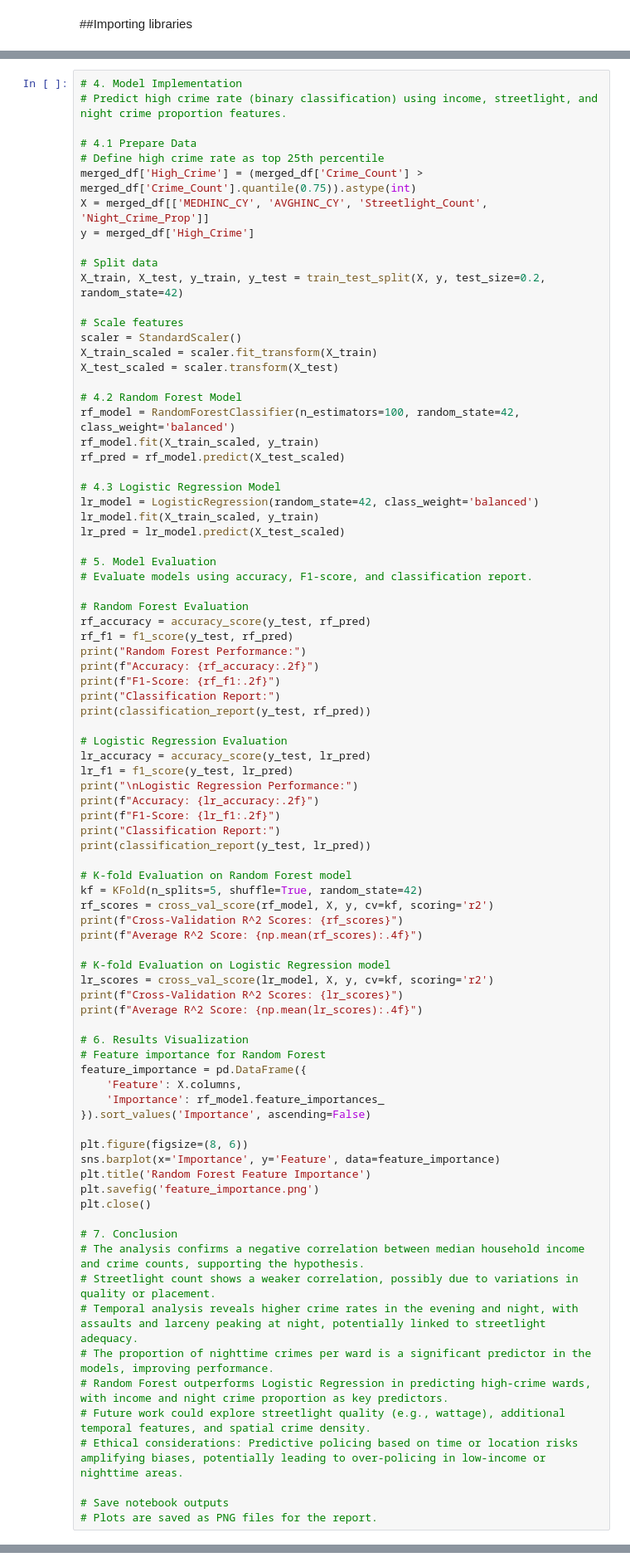
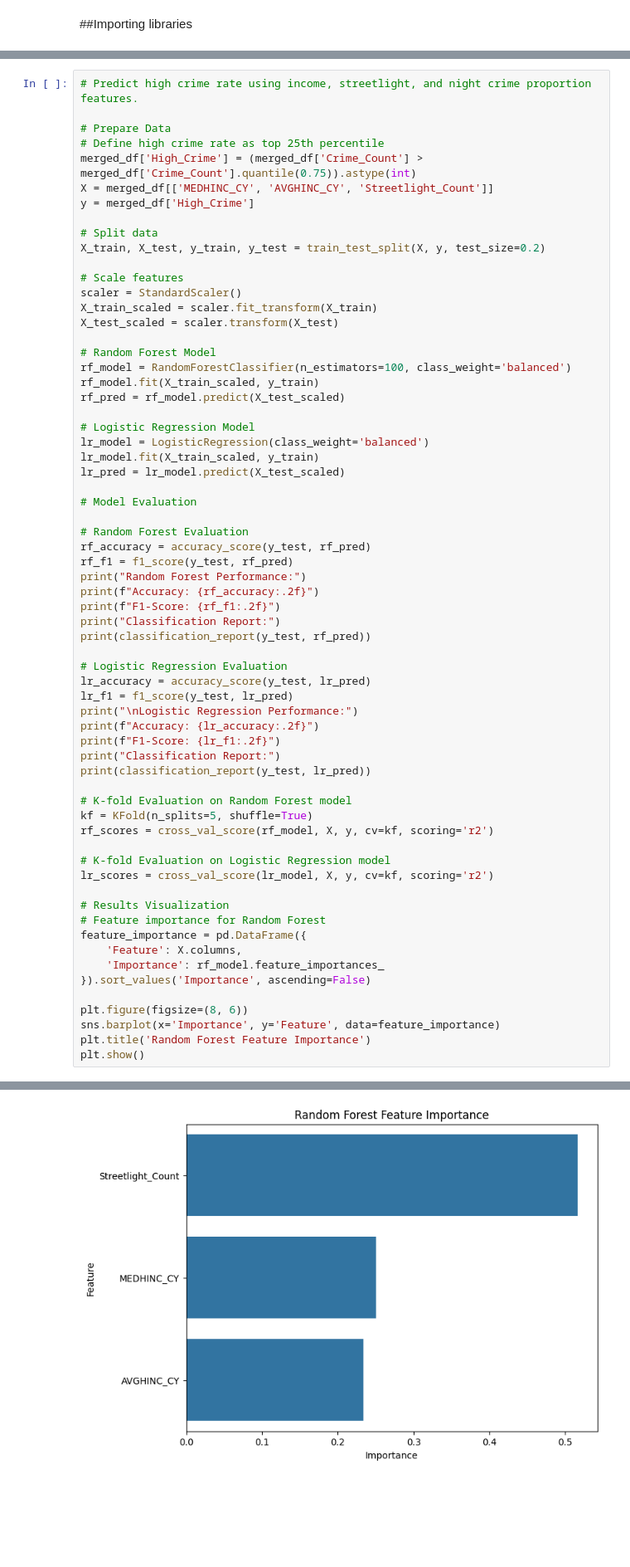
Before and after one commit to nathantebbs/tucson-crime-analysis, a Jupyter notebook: CSC_380_Final_Project.ipynb, the cells around one changed output, grey strips where cells are left out. Shown at 83% size. Saved outputs shown, nothing was run; the diff lists cells and outputs as text; blank space fills up the shorter version.

Commit message:
New and improved notebook (final edition?)

```diff
--- a/CSC_380_Final_Project.ipynb
+++ b/CSC_380_Final_Project.ipynb
@@ -638,33 +461,31 @@ Features used for prediction:
 # %%
-# 4. Model Implementation
-# Predict high crime rate (binary classification) using income, streetlight, and night crime proportion features.
+# Predict high crime rate using income, streetlight, and night crime proportion features.
 
-# 4.1 Prepare Data
+# Prepare Data
 # Define high crime rate as top 25th percentile
 merged_df['High_Crime'] = (merged_df['Crime_Count'] > merged_df['Crime_Count'].quantile(0.75)).astype(int)
-X = merged_df[['MEDHINC_CY', 'AVGHINC_CY', 'Streetlight_Count', 'Night_Crime_Prop']]
+X = merged_df[['MEDHINC_CY', 'AVGHINC_CY', 'Streetlight_Count']]
 y = merged_df['High_Crime']
 
 # Split data
-X_train, X_test, y_train, y_test = train_test_split(X, y, test_size=0.2, random_state=42)
+X_train, X_test, y_train, y_test = train_test_split(X, y, test_size=0.2)
 
 # Scale features
 scaler = StandardScaler()
 X_train_scaled = scaler.fit_transform(X_train)
 X_test_scaled = scaler.transform(X_test)
 
-# 4.2 Random Forest Model
-rf_model = RandomForestClassifier(n_estimators=100, random_state=42, class_weight='balanced')
+# Random Forest Model
+rf_model = RandomForestClassifier(n_estimators=100, class_weight='balanced')
 rf_model.fit(X_train_scaled, y_train)
 rf_pred = rf_model.predict(X_test_scaled)
 
-# 4.3 Logistic Regression Model
-lr_model = LogisticRegression(random_state=42, class_weight='balanced')
+# Logistic Regression Model
+lr_model = LogisticRegression(class_weight='balanced')
 lr_model.fit(X_train_scaled, y_train)
 lr_pred = lr_model.predict(X_test_scaled)
 
-# 5. Model Evaluation
-# Evaluate models using accuracy, F1-score, and classification report.
+# Model Evaluation
 
 # Random Forest Evaluation
 rf_accuracy = accuracy_score(y_test, rf_pred)
@@ -685,17 +506,13 @@ print("Classification Report:")
 print(classification_report(y_test, lr_pred))
 
 # K-fold Evaluation on Random Forest model
-kf = KFold(n_splits=5, shuffle=True, random_state=42)
+kf = KFold(n_splits=5, shuffle=True)
 rf_scores = cross_val_score(rf_model, X, y, cv=kf, scoring='r2')
-print(f"Cross-Validation R^2 Scores: {rf_scores}")
-print(f"Average R^2 Score: {np.mean(rf_scores):.4f}")
 
 # K-fold Evaluation on Logistic Regression model
 lr_scores = cross_val_score(lr_model, X, y, cv=kf, scoring='r2')
-print(f"Cross-Validation R^2 Scores: {lr_scores}")
-print(f"Average R^2 Score: {np.mean(lr_scores):.4f}")
 
-# 6. Results Visualization
+# Results Visualization
 # Feature importance for Random Forest
 feature_importance = pd.DataFrame({
     'Feature': X.columns,
@@ -705,20 +522,7 @@ feature_importance = pd.DataFrame({
 plt.figure(figsize=(8, 6))
 sns.barplot(x='Importance', y='Feature', data=feature_importance)
 plt.title('Random Forest Feature Importance')
-plt.savefig('feature_importance.png')
-plt.close()
-
-# 7. Conclusion
-# The analysis confirms a negative correlation between median household income and crime counts, supporting the hypothesis.
-# Streetlight count shows a weaker correlation, possibly due to variations in quality or placement.
-# Temporal analysis reveals higher crime rates in the evening and night, with assaults and larceny peaking at night, potentially linked to streetlight adequacy.
-# The proportion of nighttime crimes per ward is a significant predictor in the models, improving performance.
-# Random Forest outperforms Logistic Regression in predicting high-crime wards, with income and night crime proportion as key predictors.
-# Future work could explore streetlight quality (e.g., wattage), additional temporal features, and spatial crime density.
-# Ethical considerations: Predictive policing based on time or location risks amplifying biases, potentially leading to over-policing in low-income or nighttime areas.
-
-# Save notebook outputs
-# Plots are saved as PNG files for the report.
+plt.show()
 # %% [output]
 Random Forest Performance:
 Accuracy: 0.97
@@ -740 +544,2 @@ Average R^2 Score: -1.4909
+[figure, added]
 # %% [markdown]
```
Also changed, not shown: parts of 18 cells of this notebook.
